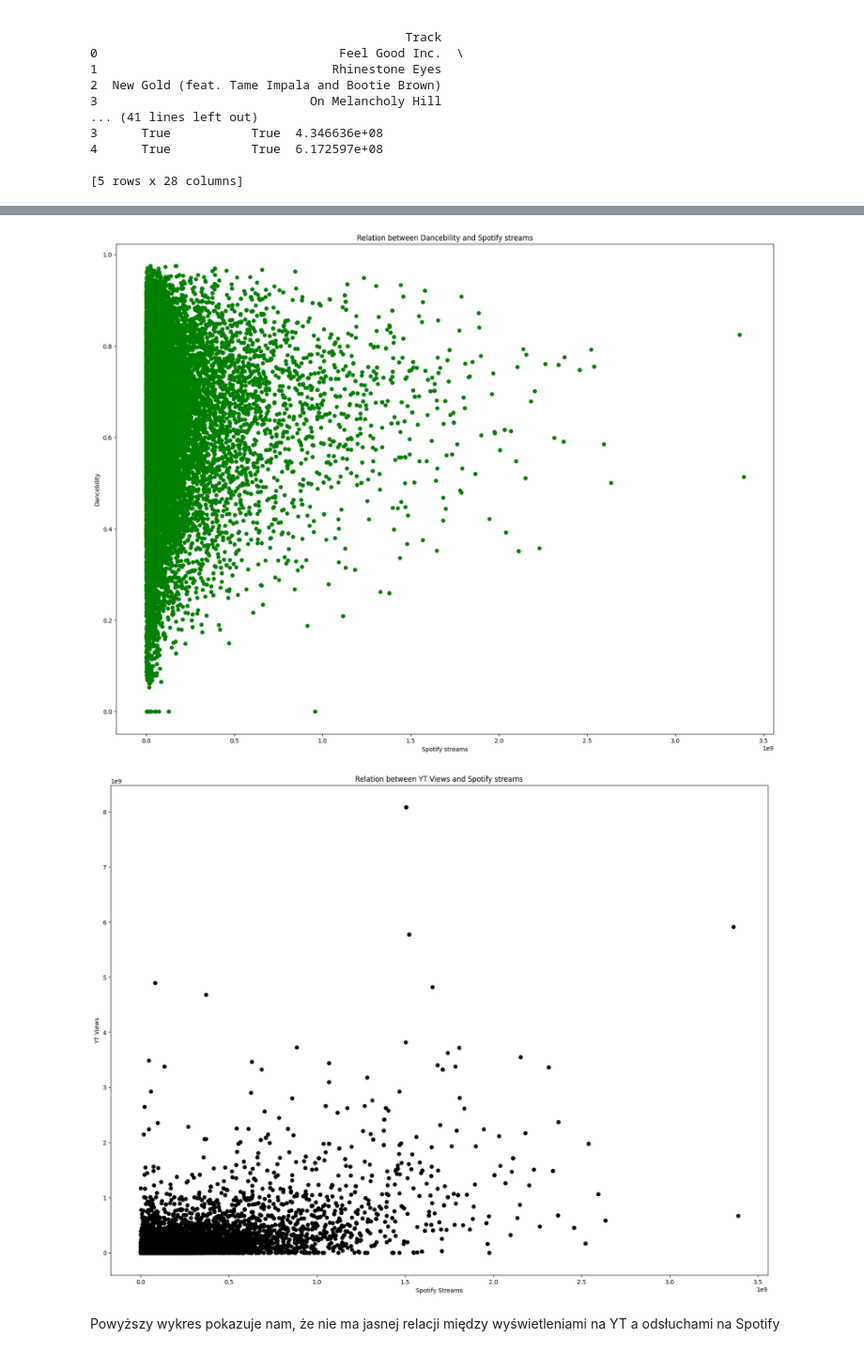
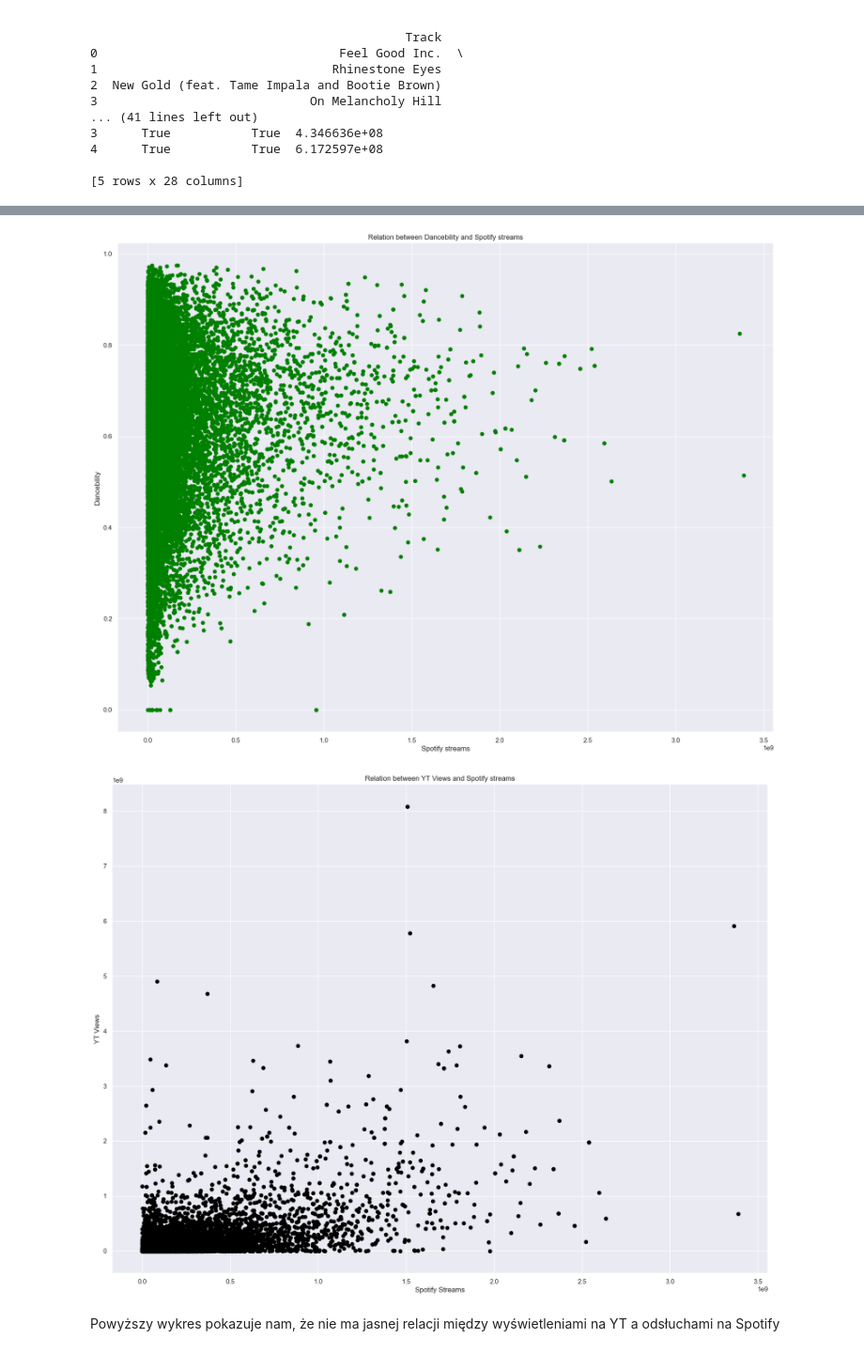
Before and after one commit to DamianZawolski/BIProject, a Jupyter notebook: YTSpotify.ipynb, the cells around one changed output, grey strips where cells are left out. Shown: that part at 94% size. Cells and saved outputs as stored; diff of their text form; code cells hidden in the pictures.

```diff
--- a/YTSpotify.ipynb
+++ b/YTSpotify.ipynb
@@ -24,10 +24,13 @@ print(df.head())
 [5 rows x 28 columns]
 # %%
 from matplotlib import pyplot as plt
+import seaborn as sns
+sns.set_theme()
 fig = plt.figure(figsize=(20, 15))
 x = df.Views
 y = df.Danceability
 plt.scatter(x, y, color="red")
+
 plt.title("Relation between Dancebility and Youtube views")
 plt.xlabel("YT Views")
 plt.ylabel(f"Dancebility")
@@ -37,6 +40,7 @@ plt.show()
 # %%
 fig.clear()
 fig = plt.figure(figsize=(20, 15))
+sns.set_theme()
 x = df.Stream
 y = df.Danceability
 plt.scatter(x, y, color="green")
@@ -45,18 +49,19 @@ plt.xlabel("Spotify streams")
 plt.ylabel(f"Dancebility")
 plt.show()
 # %% [output]
-[figure, old version]
+[figure, new version]
 # %%
 fig.clear()
 fig = plt.figure(figsize=(20, 15))
+sns.set_theme()
 x = df.Stream
 y = df.Views
 plt.scatter(x, y, color="black")
 plt.title("Relation between YT Views and Spotify streams")
 plt.xlabel(f"Spotify Streams")
 plt.ylabel("YT Views")
 plt.show()
 # %% [output]
-[figure, old version]
+[figure, new version]
 # %% [markdown]
 Powyższy wykres pokazuje nam, że nie ma jasnej relacji między wyświetleniami na YT a odsłuchami na Spotify
```
Also changed, not shown: parts of 1 cell of this notebook.
